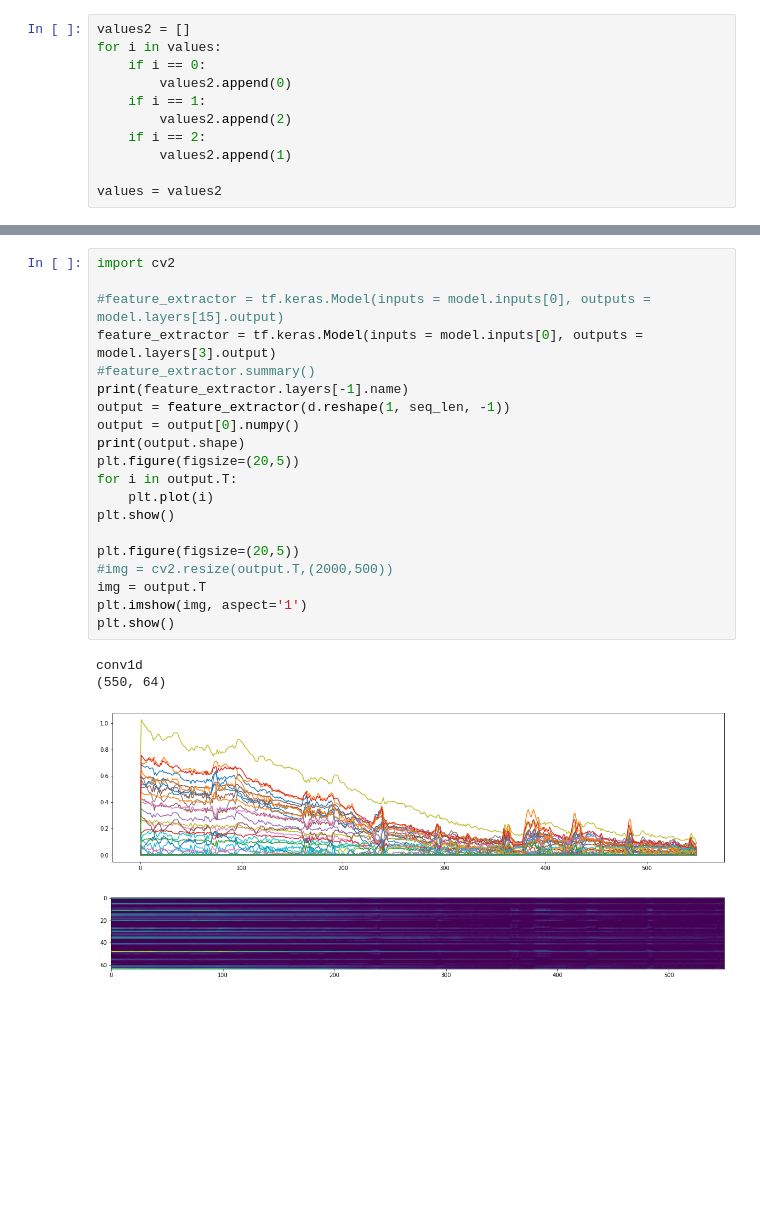
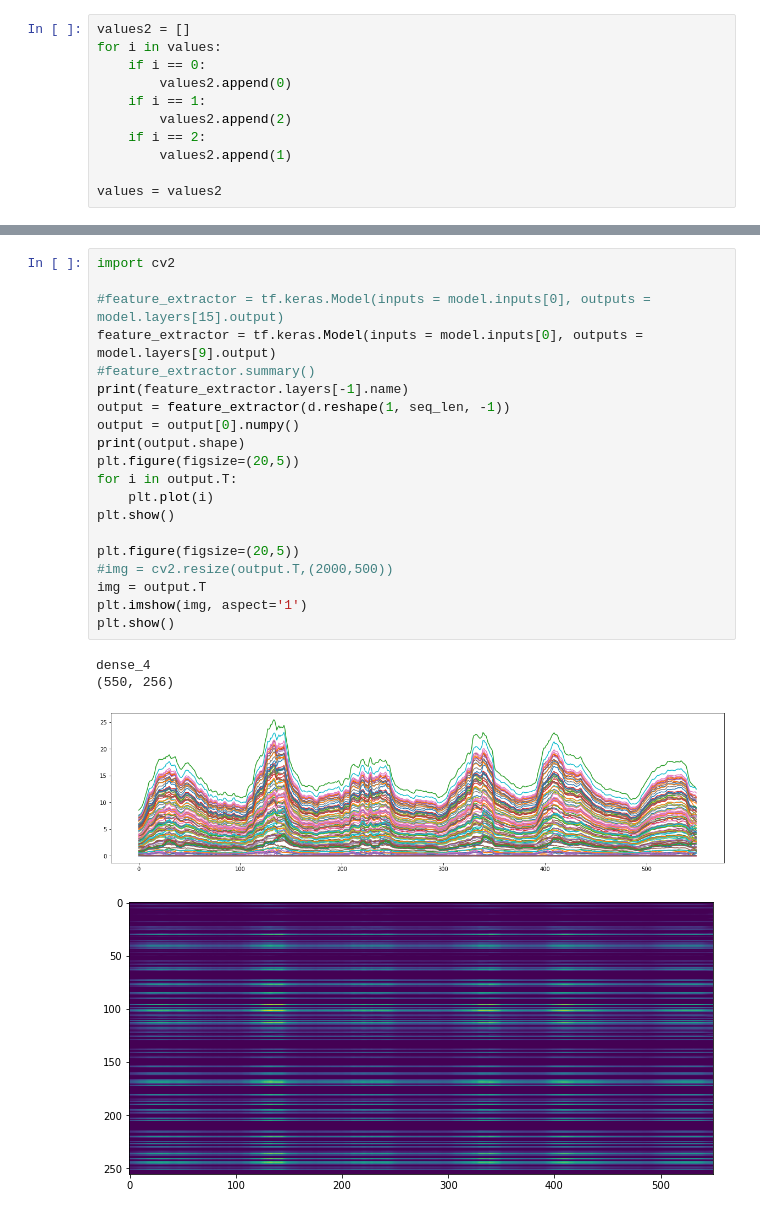
Before and after one commit to dercodeKoenig/trc-project, a Jupyter notebook: tx_small/test.ipynb, the cells around one changed output, grey strips where cells are left out. Saved outputs shown, nothing was run; the diff lists cells and outputs as text; blank space fills up the shorter version.

```diff
--- a/tx_small/test.ipynb
+++ b/tx_small/test.ipynb
@@ -564,25 +564,25 @@ plt.show()
 # %%
 import cv2
 
 #feature_extractor = tf.keras.Model(inputs = model.inputs[0], outputs = model.layers[15].output)
-feature_extractor = tf.keras.Model(inputs = model.inputs[0], outputs = model.layers[3].output)
+feature_extractor = tf.keras.Model(inputs = model.inputs[0], outputs = model.layers[9].output)
 #feature_extractor.summary()
 print(feature_extractor.layers[-1].name)
 output = feature_extractor(d.reshape(1, seq_len, -1))
 output = output[0].numpy()
 print(output.shape)
 plt.figure(figsize=(20,5))
 for i in output.T:
     plt.plot(i)
 plt.show()
 
 plt.figure(figsize=(20,5))
 #img = cv2.resize(output.T,(2000,500))
 img = output.T
 plt.imshow(img, aspect='1')
 plt.show()
 # %% [output]
-conv1d
-(550, 64)
+dense_4
+(550, 256)
-[figure, old version]
+[figure, new version]
-[figure, old version]
+[figure, new version]
```
Also changed, not shown: parts of 4 cells of this notebook, 2 other files.
